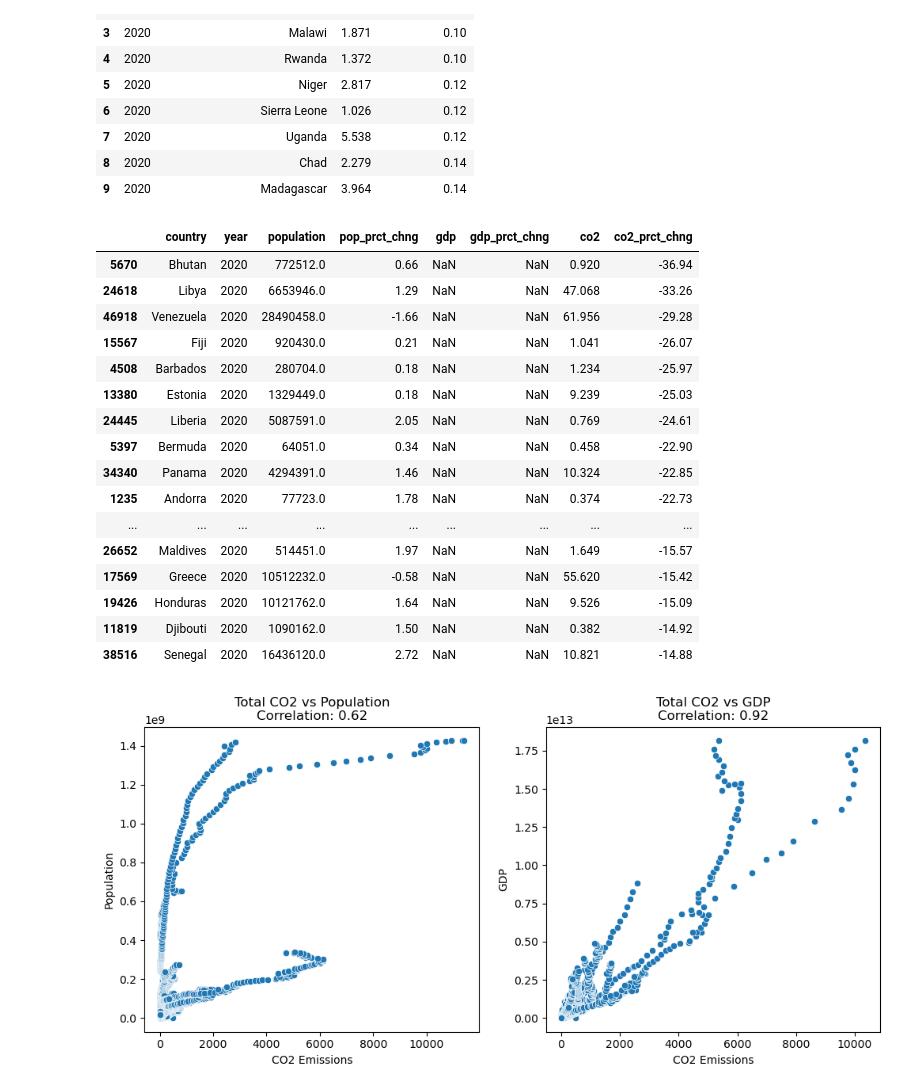
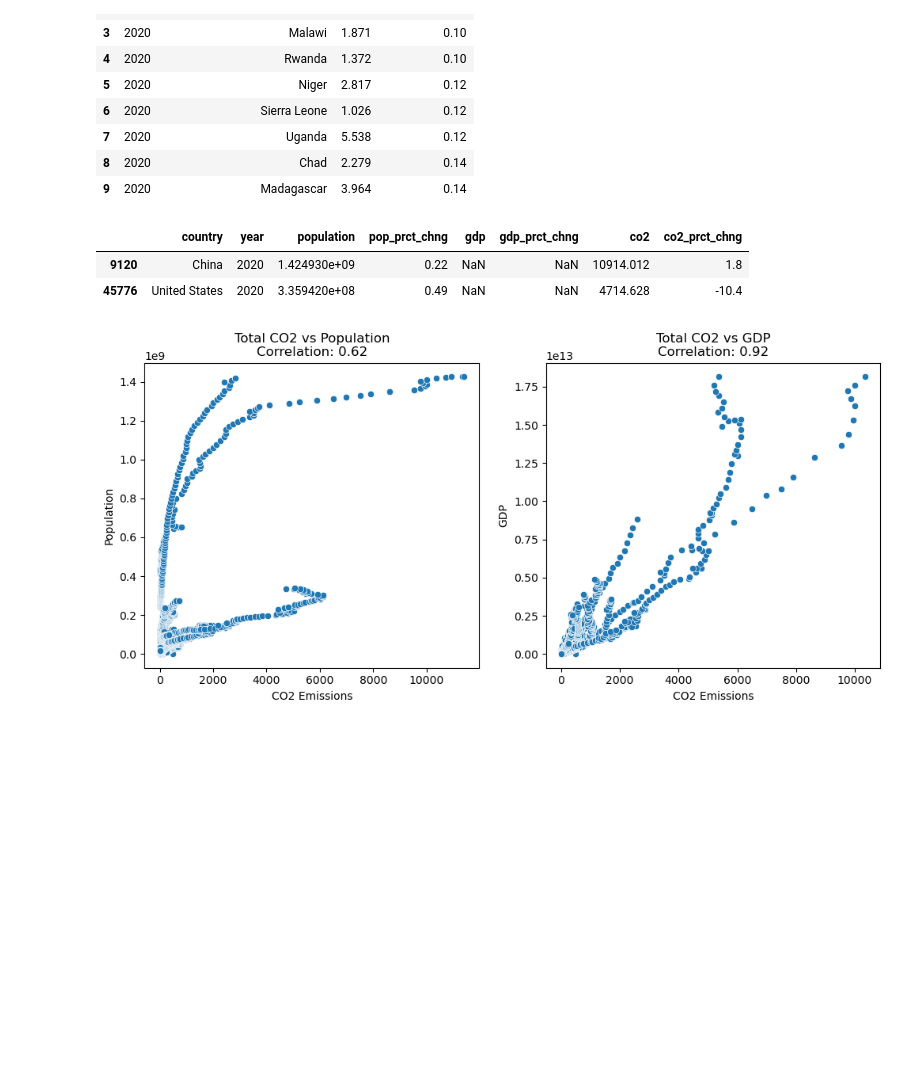
Before and after one commit to Kanustu/world_co2, a Jupyter notebook: world_co2_exp.ipynb, the cells around one changed output. Drawn from its saved outputs; the diff is of its cells as text; code cells hidden in the pictures; blank space fills up the shorter version.

Commit message:
added china vs us

```diff
--- a/world_co2_exp.ipynb
+++ b/world_co2_exp.ipynb
@@ -212,25 +212,11 @@ functions.per_cap_by_year(per_cap_country, 'bottom', 10, 2020)
 # %%
 demo_prct_chng = functions.yearly_prct_chng(co2_countries.copy(), functions.column_creation, functions.prct_calculations)
 # %%
-demo_prct_chng[demo_prct_chng['year'] == 2020].nsmallest(30, 'co2_prct_chng')
+demo_prct_chng[(demo_prct_chng['year'] == 2020) & (demo_prct_chng['country'].isin(['China', 'United States']))]
 # %% [output]
 |  | country | year | population | pop_prct_chng | gdp | gdp_prct_chng | co2 | co2_prct_chng |
-| 5670 | Bhutan | 2020 | 772512.0 | 0.66 | NaN | NaN | 0.920 | -36.94 |
-| 24618 | Libya | 2020 | 6653946.0 | 1.29 | NaN | NaN | 47.068 | -33.26 |
-| 46918 | Venezuela | 2020 | 28490458.0 | -1.66 | NaN | NaN | 61.956 | -29.28 |
-| 15567 | Fiji | 2020 | 920430.0 | 0.21 | NaN | NaN | 1.041 | -26.07 |
-| 4508 | Barbados | 2020 | 280704.0 | 0.18 | NaN | NaN | 1.234 | -25.97 |
-| 13380 | Estonia | 2020 | 1329449.0 | 0.18 | NaN | NaN | 9.239 | -25.03 |
-| 24445 | Liberia | 2020 | 5087591.0 | 2.05 | NaN | NaN | 0.769 | -24.61 |
-| 5397 | Bermuda | 2020 | 64051.0 | 0.34 | NaN | NaN | 0.458 | -22.90 |
-| 34340 | Panama | 2020 | 4294391.0 | 1.46 | NaN | NaN | 10.324 | -22.85 |
-| 1235 | Andorra | 2020 | 77723.0 | 1.78 | NaN | NaN | 0.374 | -22.73 |
-| ... | ... | ... | ... | ... | ... | ... | ... | ... |
-| 26652 | Maldives | 2020 | 514451.0 | 1.97 | NaN | NaN | 1.649 | -15.57 |
-| 17569 | Greece | 2020 | 10512232.0 | -0.58 | NaN | NaN | 55.620 | -15.42 |
-| 19426 | Honduras | 2020 | 10121762.0 | 1.64 | NaN | NaN | 9.526 | -15.09 |
-| 11819 | Djibouti | 2020 | 1090162.0 | 1.50 | NaN | NaN | 0.382 | -14.92 |
-| 38516 | Senegal | 2020 | 16436120.0 | 2.72 | NaN | NaN | 10.821 | -14.88 |
+| 9120 | China | 2020 | 1.424930e+09 | 0.22 | NaN | NaN | 10914.012 | 1.8 |
+| 45776 | United States | 2020 | 3.359420e+08 | 0.49 | NaN | NaN | 4714.628 | -10.4 |
 # %%
 functions.dual_scatter('Total', co2_countries)
 # %% [output]
```
